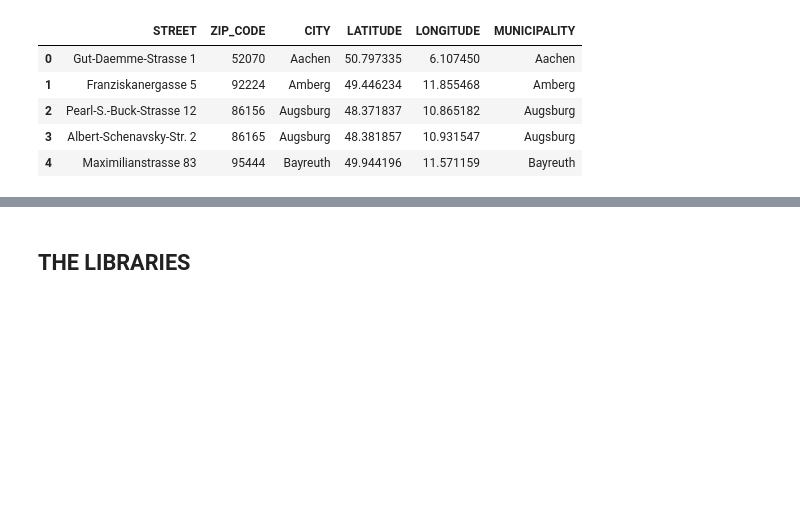
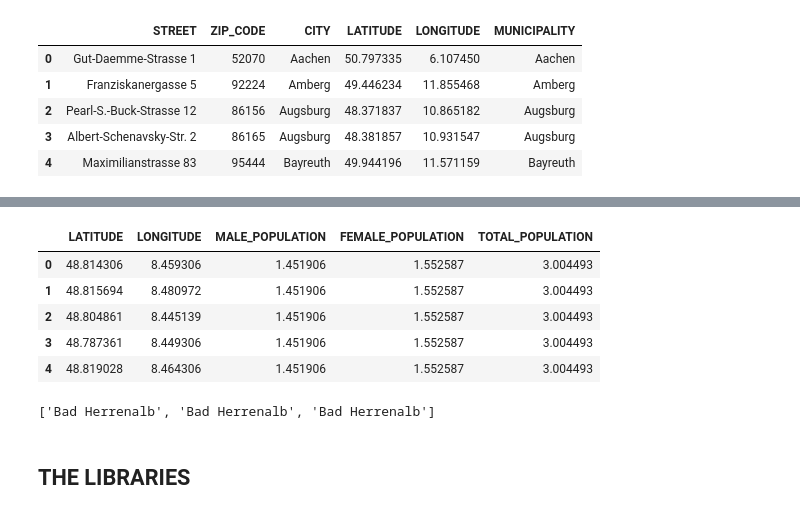
Before and after one commit to Mauricebuettgenbach/battle_of_the_neighborhoods, a Jupyter notebook: The_battle_of_neighborhoods.ipynb, the cells around one changed output, grey strips where cells are left out. Saved outputs shown, nothing was run; the diff lists cells and outputs as text; code cells hidden in the pictures; blank space fills up the shorter version.

```diff
--- a/The_battle_of_neighborhoods.ipynb
+++ b/The_battle_of_neighborhoods.ipynb
@@ -515,0 +541,9 @@ restaurants.head()
+# %%
+population.head()
+# %% [output]
+|  | LATITUDE | LONGITUDE | MALE_POPULATION | FEMALE_POPULATION | TOTAL_POPULATION |
+| 0 | 48.814306 | 8.459306 | 1.451906 | 1.552587 | 3.004493 |
+| 1 | 48.815694 | 8.480972 | 1.451906 | 1.552587 | 3.004493 |
+| 2 | 48.804861 | 8.445139 | 1.451906 | 1.552587 | 3.004493 |
+| 3 | 48.787361 | 8.449306 | 1.451906 | 1.552587 | 3.004493 |
+| 4 | 48.819028 | 8.464306 | 1.451906 | 1.552587 | 3.004493 |
@@ -516,3 +584,7 @@ restaurants.head()
+# %%
+found_municipality
+# %% [output]
+['Bad Herrenalb', 'Bad Herrenalb', 'Bad Herrenalb']
 # %% [markdown]
 ## THE LIBRARIES <a name="THE_LIBRARIES" ></a>
 # %%
```
Also changed, not shown: parts of 7 cells of this notebook.
